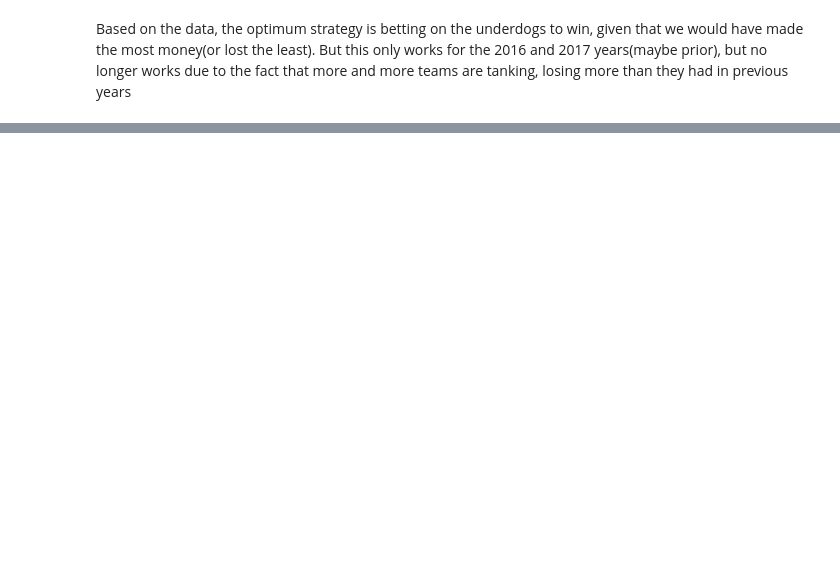
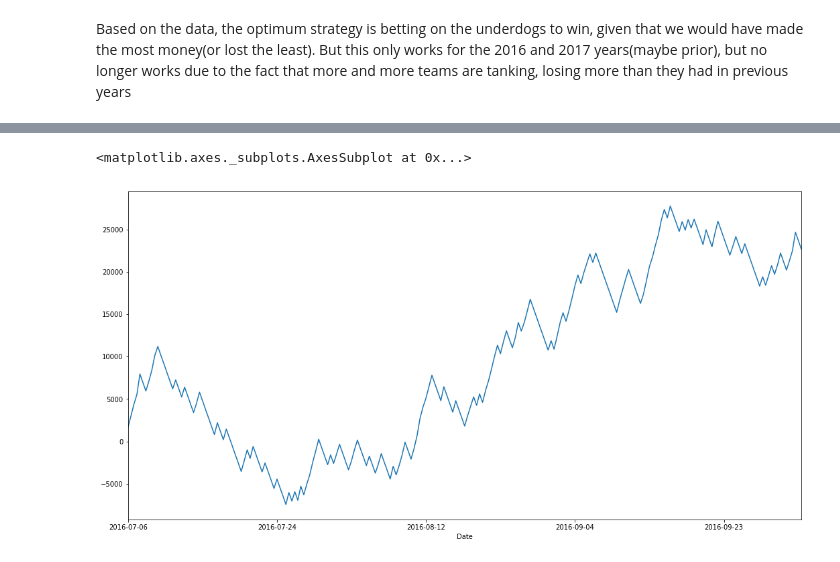
Before and after one commit to JTMachen/Baseball_Game_Predictor, a Jupyter notebook: Betting_Function/Betting_Function.ipynb, the cells around one changed output, grey strips where cells are left out. Drawn from its saved outputs; the diff is of its cells as text; code cells hidden in the pictures; blank space fills up the shorter version.

```diff
--- a/Betting_Function/Betting_Function.ipynb
+++ b/Betting_Function/Betting_Function.ipynb
@@ -4,6 +4,7 @@ from path import Path
 # %%
 def find_total_profits(df,bet_amount):
     # Convert open odds to integers
+    cashflow =0;
     df['Home_Open_Odds'] = df['Home_Open_Odds'].astype(int)
     df['Visitor_Open_Odds'] = df['Visitor_Open_Odds'].astype(int)
     bet_amount = int(bet_amount)
@@ -61,6 +62,8 @@ def find_total_profits(df,bet_amount):
     bet_results_dog_win = pd.concat([home_win_dog_true, home_win_dog_false]) # Home Open Odds
     bet_results_dog_loss = pd.concat([home_loss_dog_true, home_loss_dog_false]) # Visitor Open Odds
 
+
+
     # Determine the accuracy of each of the four betting methods
     fav_win_win_len = len(home_win_fav_true)
     fav_win_tot_len = len(bet_results_fav_win)
@@ -82,18 +85,23 @@ def find_total_profits(df,bet_amount):
     dog_loss_sum = round(bet_results_dog_loss['Visitor_Open_Odds'].sum(),2)
     final_sum = round(fav_win_sum + fav_loss_sum + dog_win_sum + dog_loss_sum,2)
     print(f'Betting on the favorites to win at home: ${fav_win_sum}    The accuracy of betting on the favorites to win at home is {fav_win_acc}%\nThe number of games that would have been bet on is {len(bet_results_fav_win)}\nBetting on the favorites to win on the road: ${fav_loss_sum}    The accuracy of betting on the favorites to win on the road is {fav_loss_acc}%\nThe number of games that would have been bet on is {len(bet_results_fav_loss)}\nBetting on the underdogs to win at home: ${dog_win_sum}    The accuracy of betting on the underdogs to win at home is {dog_win_acc}%\nThe number of games that would have been bet on is {len(bet_results_dog_win)}\nBetting on the dogs to win on the road: ${dog_loss_sum}    The accuracy of betting on the underdogs to win on the road is {dog_loss_acc}%\nThe number of games that would have been bet on is {len(bet_results_dog_loss)}\nTotal profits for the second half of the {year} season: ${final_sum}\n\n\n')
+
+    return bet_results_dog_loss
 # %%
 years = ['2016','2017','2018','2019']
 bet_amount = 1000
+dataframes = {}
 for year in years:
     csv_name = '../Predictions_Vs_Actual/Predictions_Actual_' + year + '.csv'
     csv_path = Path(csv_name)
     df = pd.read_csv(csv_path, index_col = 'Date')
-    find_total_profits(df,bet_amount)
+    result = find_total_profits(df,bet_amount)
+    dataframes.update({f"1st {year}":result})
     csv_name = '../predictions_' + year + '.csv'
     csv_path = Path(csv_name)
     df = pd.read_csv(csv_path, index_col = 'Date')
-    find_total_profits(df,bet_amount)
+    result = find_total_profits(df,bet_amount)
+    dataframes.update({f"2nd {year}":result})
 # %% [output]
 A value is trying to be set on a copy of a slice from a DataFrame.
 Try using .loc[row_indexer,col_indexer] = value instead
@@ -148,0 +172,5 @@ Based on the data, the optimum strategy is betting on the underdogs to win, give
+# %%
+dataframes["2nd 2016"]["cum_cashflow"].plot(figsize=(18,9))
+# %% [output]
+<matplotlib.axes._subplots.AxesSubplot at 0x...>
+[figure, added]
```
Also changed, not shown: parts of 10 cells of this notebook, 1 other file.
